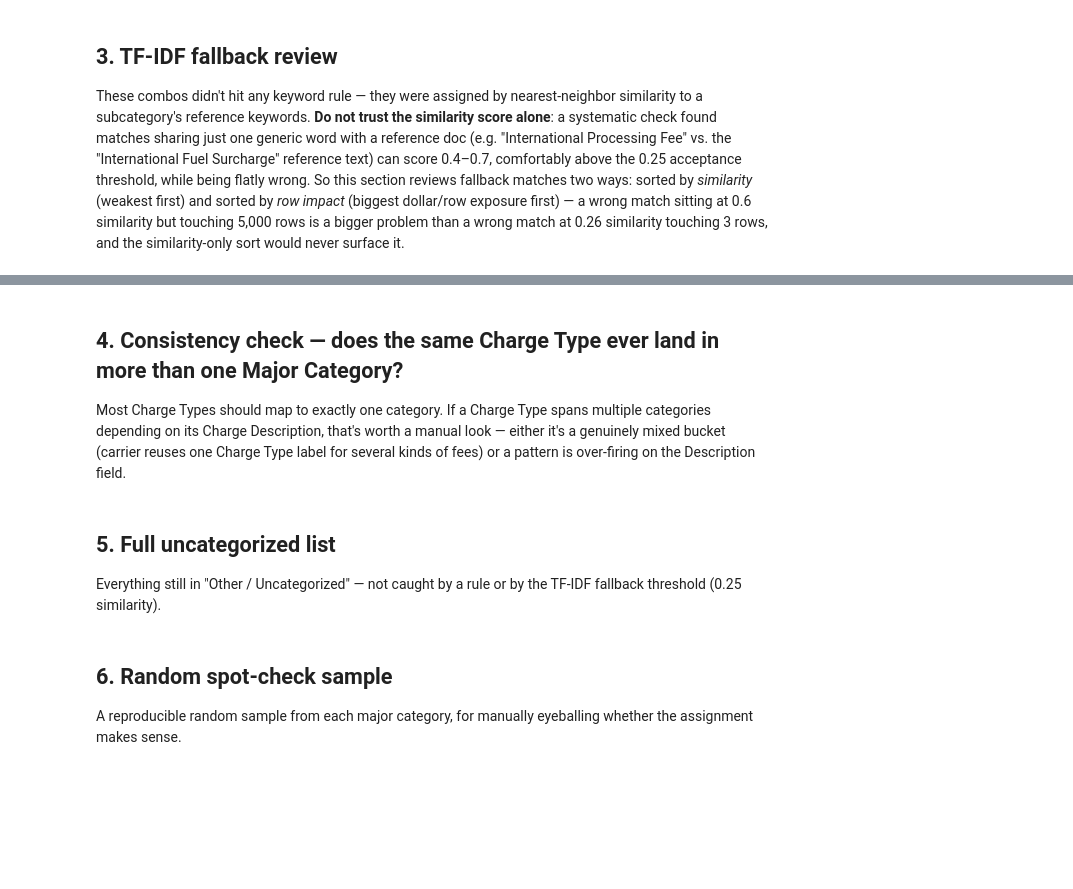
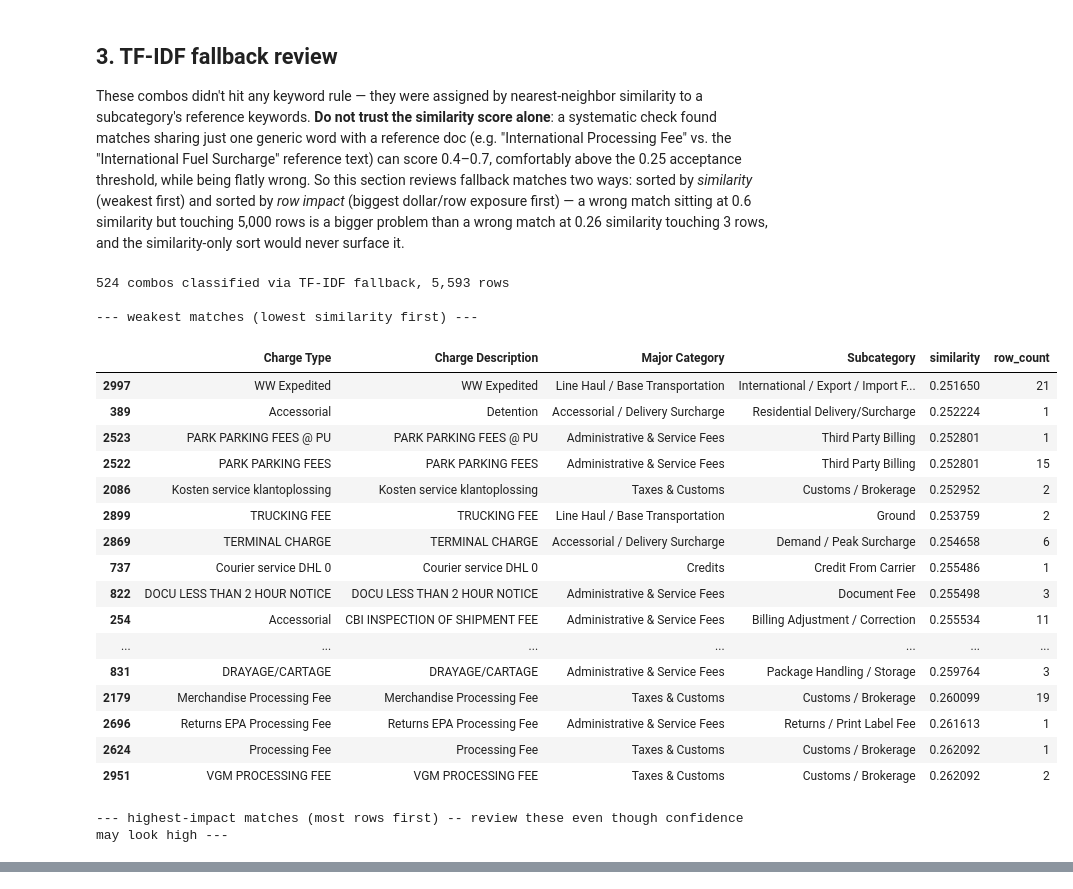
Before and after one commit to lingyuehao/TDE_Capstone, a Jupyter notebook: charge_categorization_check.ipynb, the cells around one changed output, grey strips where cells are left out. Drawn from its saved outputs; the diff is of its cells as text; code cells hidden in the pictures; blank space fills up the shorter version.

Commit message:
update category

```diff
--- a/charge_categorization_check.ipynb
+++ b/charge_categorization_check.ipynb
@@ -101,7 +57,7 @@ def rule_match_row(charge_type, charge_desc):
     t = (normalize(charge_type) + " " + normalize(charge_desc)).strip()
     if not t:
         return None
-    for pat, result in SERVICE_TIER_OVERRIDES:
+    for pat, result in PRIORITY_OVERRIDES:
         if re.search(pat, t):
             return result + ("[override] " + pat,)
     for major, subcats in TAXONOMY.items():
@@ -131,7 +102,7 @@ pattern_summary
 
 The generic, single-word patterns (`\bfreight\b`, `\bbase\b`, `\bdiscount\b`, `\btax(es)?\b`, etc.) are the ones most likely to catch something that doesn't belong. Pull every distinct raw label each one matched so you can eyeball them directly.
 # %%
-GENERIC_PATTERNS = [r"\bfreight\b", r"\bbase\b", r"\bdiscount\b", r"\btax(es)?\b", r"\bstorage\b", r"\bpeak\b", r"\btoll\b"]
+GENERIC_PATTERNS = [r"\bfreight\b", r"\bbase\b", r"\bdiscount\b", r"\btax(es)?\b", r"\bstorage\b", r"\bpeak\b", r"\btoll\b", r"\bcommercial\b"]
 
 for pat in GENERIC_PATTERNS:
     sub = rule_rows[rule_rows["Matched Pattern"] == pat]
@@ -148,6 +137,8 @@ These combos didn't hit any keyword rule — they were assigned by nearest-neigh
 ref_docs, ref_labels = [], []
 for major, subcats in TAXONOMY.items():
     for sub, patterns in subcats.items():
+        if (major, sub) in TFIDF_EXCLUDE:
+            continue
         doc = " ".join(p.replace(r"\b", "").replace(".*", " ").replace("'?", "").replace("?", "") for p in patterns)
         ref_docs.append(doc)
         ref_labels.append((major, sub))
@@ -155,30 +146,52 @@ for major, subcats in TAXONOMY.items():
 vectorizer = TfidfVectorizer(analyzer="char_wb", ngram_range=(3, 5))
 ref_vectors = vectorizer.fit_transform(ref_docs)
 
 
 def best_similarity_row(charge_type, charge_desc):
     t = (normalize(charge_type) + " " + normalize(charge_desc)).strip()
     if not t:
         return None, None
     vec = vectorizer.transform([t])
     sims = cosine_similarity(vec, ref_vectors)[0]
     bi = sims.argmax()
     return ref_labels[bi], sims[bi]
 
 
 fallback_rows = mapping[mapping["Method"] == "tfidf_fallback"].copy()
 
 sims = []
 for _, r in fallback_rows.iterrows():
     _, score = best_similarity_row(r["Charge Type"], r["Charge Description"])
     sims.append(score)
 
 fallback_rows["similarity"] = sims
 
 print(f"{len(fallback_rows):,} combos classified via TF-IDF fallback, {fallback_rows['row_count'].sum():,} rows")
 print()
 print("--- weakest matches (lowest similarity first) ---")
 display(fallback_rows.sort_values("similarity")[["Charge Type", "Charge Description", "Major Category", "Subcategory", "similarity", "row_count"]].head(20))
 print()
 print("--- highest-impact matches (most rows first) -- review these even though confidence may look high ---")
 display(fallback_rows.sort_values("row_count", ascending=False)[["Charge Type", "Charge Description", "Major Category", "Subcategory", "similarity", "row_count"]].head(20))
+# %% [output]
+524 combos classified via TF-IDF fallback, 5,593 rows
+
+--- weakest matches (lowest similarity first) ---
+|  | Charge Type | Charge Description | Major Category | Subcategory | similarity | row_count |
+| 2997 | WW Expedited | WW Expedited | Line Haul / Base Transportation | International / Export / Import F... | 0.251650 | 21 |
+| 389 | Accessorial | Detention | Accessorial / Delivery Surcharge | Residential Delivery/Surcharge | 0.252224 | 1 |
+| 2523 | PARK PARKING FEES @ PU | PARK PARKING FEES @ PU | Administrative & Service Fees | Third Party Billing | 0.252801 | 1 |
+| 2522 | PARK PARKING FEES | PARK PARKING FEES | Administrative & Service Fees | Third Party Billing | 0.252801 | 15 |
+| 2086 | Kosten service klantoplossing | Kosten service klantoplossing | Taxes & Customs | Customs / Brokerage | 0.252952 | 2 |
+| 2899 | TRUCKING FEE | TRUCKING FEE | Line Haul / Base Transportation | Ground | 0.253759 | 2 |
+| 2869 | TERMINAL CHARGE | TERMINAL CHARGE | Accessorial / Delivery Surcharge | Demand / Peak Surcharge | 0.254658 | 6 |
+| 737 | Courier service DHL 0 | Courier service DHL 0 | Credits | Credit From Carrier | 0.255486 | 1 |
+| 822 | DOCU LESS THAN 2 HOUR NOTICE | DOCU LESS THAN 2 HOUR NOTICE | Administrative & Service Fees | Document Fee | 0.255498 | 3 |
+| 254 | Accessorial | CBI INSPECTION OF SHIPMENT FEE | Administrative & Service Fees | Billing Adjustment / Correction | 0.255534 | 11 |
+| ... | ... | ... | ... | ... | ... | ... |
+| 831 | DRAYAGE/CARTAGE | DRAYAGE/CARTAGE | Administrative & Service Fees | Package Handling / Storage | 0.259764 | 3 |
+| 2179 | Merchandise Processing Fee | Merchandise Processing Fee | Taxes & Customs | Customs / Brokerage | 0.260099 | 19 |
+| 2696 | Returns EPA Processing Fee | Returns EPA Processing Fee | Administrative & Service Fees | Returns / Print Label Fee | 0.261613 | 1 |
+| 2624 | Processing Fee | Processing Fee | Taxes & Customs | Customs / Brokerage | 0.262092 | 1 |
+| 2951 | VGM PROCESSING FEE | VGM PROCESSING FEE | Taxes & Customs | Customs / Brokerage | 0.262092 | 2 |
+--- highest-impact matches (most rows first) -- review these even though confidence may look high ---
@@ -185,4 +214,0 @@ display(fallback_rows.sort_values("row_count", ascending=False)[["Charge Type",
-# %% [markdown]
-## 4. Consistency check — does the same Charge Type ever land in more than one Major Category?
-
-Most Charge Types should map to exactly one category. If a Charge Type spans multiple categories depending on its Charge Description, that's worth a manual look — either it's a genuinely mixed bucket (carrier reuses one Charge Type label for several kinds of fees) or a pattern is over-firing on the Description field.
@@ -199,4 +214,0 @@ inconsistent
-# %% [markdown]
-## 5. Full uncategorized list
-
-Everything still in "Other / Uncategorized" — not caught by a rule or by the TF-IDF fallback threshold (0.25 similarity).
@@ -209,4 +214,0 @@ uncategorized.head(50)
-# %% [markdown]
-## 6. Random spot-check sample
-
-A reproducible random sample from each major category, for manually eyeballing whether the assignment makes sense.
```
Also changed, not shown: parts of 20 cells of this notebook, 5 other files.
